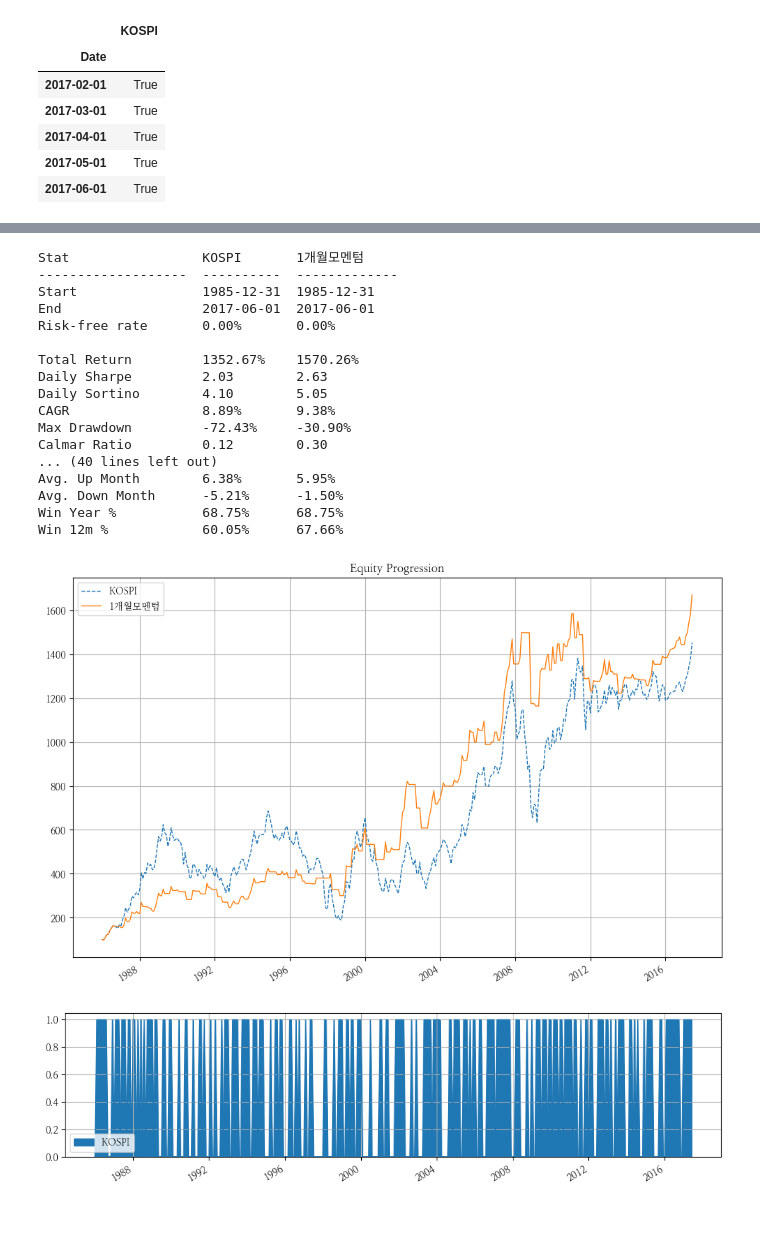
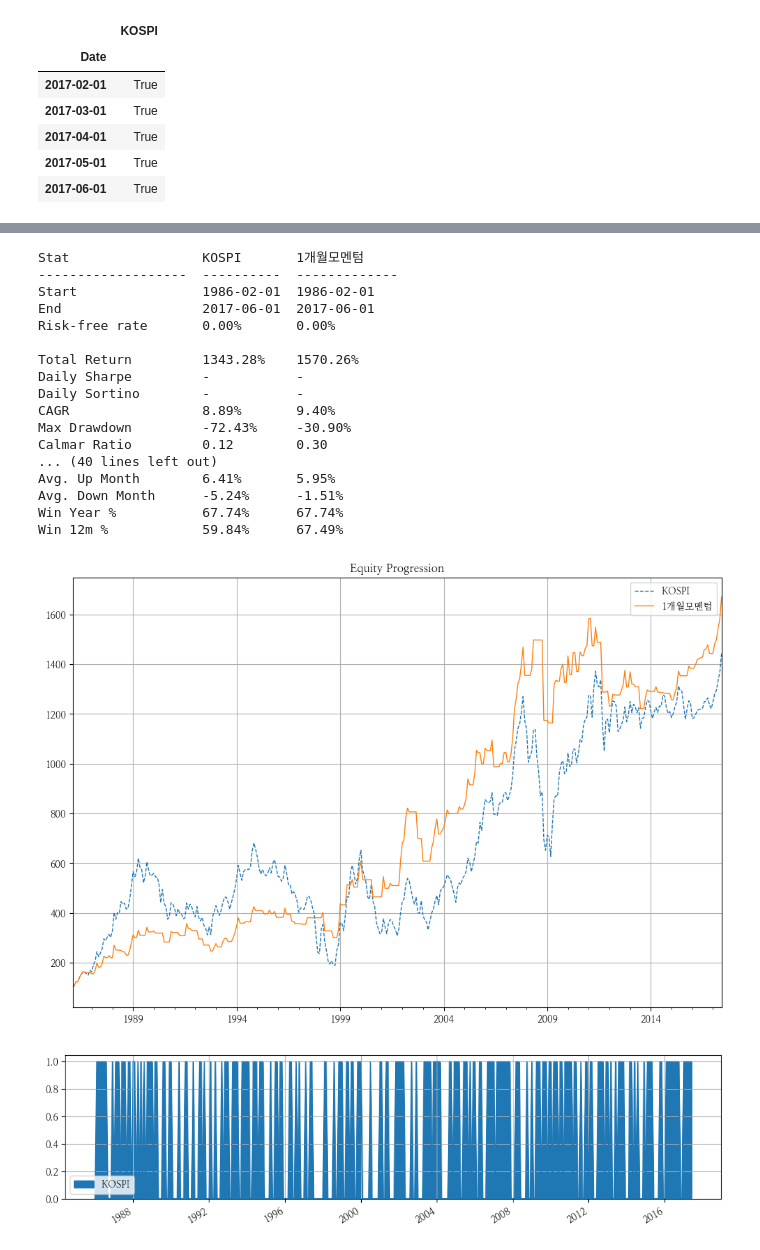
Before and after one commit to hermian/startetf, a Jupyter notebook: 2.23_단순절대모멘텀_KOSPI.ipynb, the cells around one changed output, grey strips where cells are left out. Cells and saved outputs as stored; diff of their text form; code cells hidden in the pictures; blank space fills up the shorter version.

```diff
--- a/2.23_단순절대모멘텀_KOSPI.ipynb
+++ b/2.23_단순절대모멘텀_KOSPI.ipynb
@@ -64,7 +67,7 @@ def momentum(data, trend, name='1개월모멘텀'):
     s = bt.Strategy(
         name,
         [
-            bt.algos.RunMonthly(run_on_first_date=True, run_on_last_date=True),
+            bt.algos.RunMonthly(run_on_end_of_period=False), # 월초
             bt.algos.SelectWhere(trend), # !!!
             bt.algos.WeighEqually(),
             bt.algos.PrintInfo("{now} {temp}"),
@@ -120,28 +126,31 @@ rm1_assets = bt.run(bt_kospi, bt_1m)
 # %%
+rm1_assets.set_date_range('1986-02-01')
 rm1_assets.display()
 # %% [output]
 Stat                 KOSPI       1개월모멘텀
 -------------------  ----------  -------------
-Start                1985-12-31  1985-12-31
+Start                1986-02-01  1986-02-01
 End                  2017-06-01  2017-06-01
 Risk-free rate       0.00%       0.00%
 
-Total Return         1352.67%    1570.26%
-Daily Sharpe         2.03        2.63
-Daily Sortino        4.10        5.05
-CAGR                 8.89%       9.38%
+Total Return         1343.28%    1570.26%
+Daily Sharpe         -           -
+Daily Sortino        -           -
+CAGR                 8.89%       9.40%
 Max Drawdown         -72.43%     -30.90%
 Calmar Ratio         0.12        0.30
 ... (40 lines left out)
-Avg. Up Month        6.38%       5.95%
-Avg. Down Month      -5.21%      -1.50%
-Win Year %           68.75%      68.75%
-Win 12m %            60.05%      67.66%
+Avg. Up Month        6.41%       5.95%
+Avg. Down Month      -5.24%      -1.51%
+Win Year %           67.74%      67.74%
+Win 12m %            59.84%      67.49%
 # %%
+rm_kospi.set_date_range('1986-02-01')
+rm1.set_date_range('1986-02-01')
 ax1 = rm_kospi.plot(ls='--', figsize=(12, 8));
 rm1.plot(ax=ax1, figsize=(12,8));
 # %% [output]
-[figure, old version]
+[figure, new version]
 # %%
 rm1.get_security_weights().plot.area(figsize=(12,3));
 # %% [output]
```
Also changed, not shown: parts of 19 cells of this notebook.
